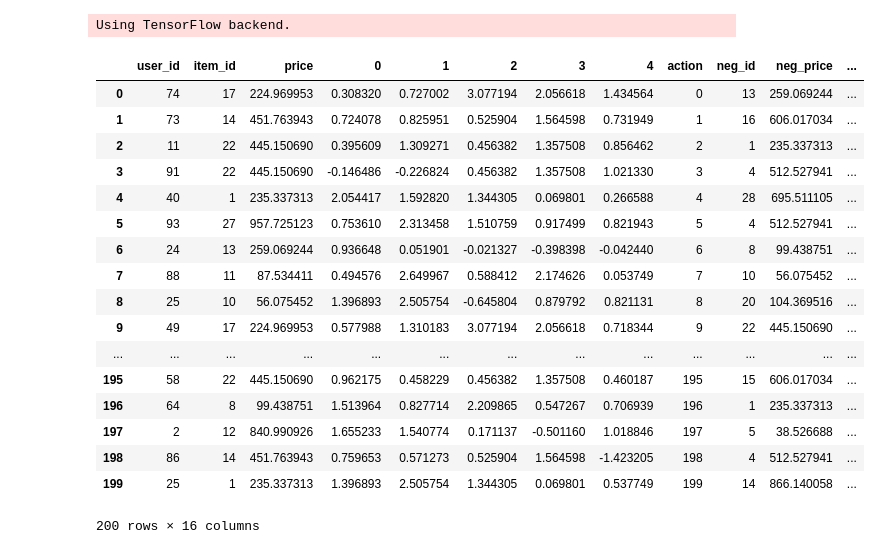
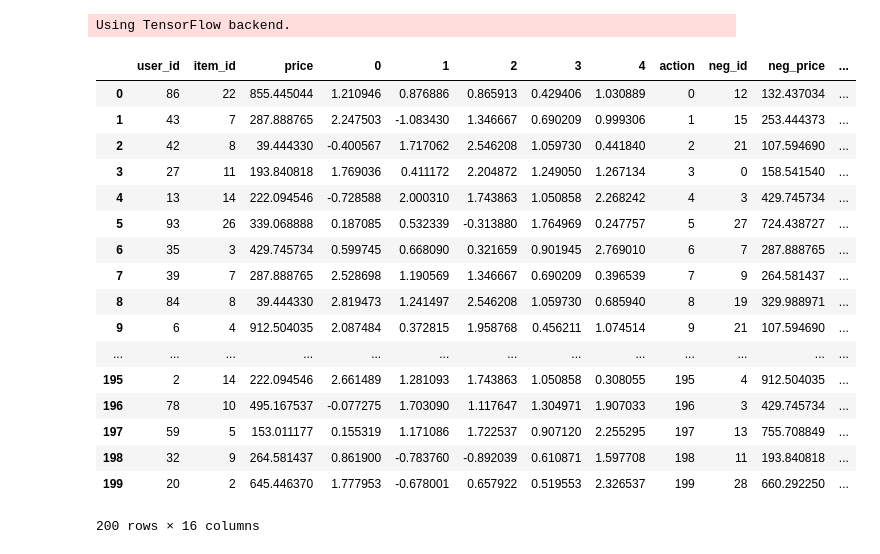
Before and after one commit to Gafpix/IA316, a Jupyter notebook: Env3 - implicit.ipynb, the cells around one changed output. Cells and saved outputs as stored; diff of their text form; code cells hidden in the pictures.

```diff
--- a/Env3 - implicit.ipynb
+++ b/Env3 - implicit.ipynb
@@ -122,51 +127,53 @@ def margin_comparator_loss_improved(inputs, prices, A=0.01, B=100.):
 
     return tf.maximum((A / tf.abs(n_sim - p_sim)) * (n_price - p_price + B) + (n_sim - p_sim), 0)
 # %%
-def find_other_random(row, rng, max_item_id=29):
+def find_other_random(row, rng):
     neg_id = row['item_id']
+    action = row['action']
+    ids_list = np.array(state_history[int(action)])[:, 1]
     while neg_id == row['item_id']:
-        neg_id = rng.randint(low=1, high=max_item_id + 1)
-    return neg_id
+        neg_id = rng.choice(ids_list)
+    return int(neg_id)
 
 def get_neg_meta(row):
     a = int(row['action'])
     i = int(row['neg_id'])
-    return state_history[a][i][2:]
+    ids_list = np.array(state_history[a])[:, 1]
+    indice = np.where(ids_list == i)[0][0]
+    return state_history[a][indice][2:]
 
 
-def sample_triplets(pos_data, max_item_id=29, random_seed=0):
+def sample_train(pos_data, random_seed=0):
     """Sample negatives at random"""
     rng = np.random.RandomState(random_seed)
 
-    triplets = pd.DataFrame(pos_data)
-    triplets['neg_id'] = triplets.apply(lambda row: find_other_random(row, rng), axis=1)
+    train_data = pd.DataFrame(pos_data)
+    train_data['neg_id'] = train_data.apply(lambda row: find_other_random(row, rng), axis=1)
 
-    triplets[['neg_price', 'neg_0', 'neg_1', 'neg_2', 'neg_3', 'neg_4']] = triplets.apply(lambda row: get_neg_meta(row), result_type='expand', axis=1)
+    train_data[['neg_price', 'neg_0', 'neg_1', 'neg_2', 'neg_3', 'neg_4']] = train_data.apply(lambda row: get_neg_meta(row), result_type='expand', axis=1)
 
 
+    return train_data
 
-
-    return triplets
-
-sample_triplets(pos_data)
+sample_train(pos_data)
 # %% [output]
 |  | user_id | item_id | price | 0 | 1 | 2 | 3 | 4 | action | neg_id | neg_price | ... |
-| 0 | 74 | 17 | 224.969953 | 0.308320 | 0.727002 | 3.077194 | 2.056618 | 1.434564 | 0 | 13 | 259.069244 | ... |
-| 1 | 73 | 14 | 451.763943 | 0.724078 | 0.825951 | 0.525904 | 1.564598 | 0.731949 | 1 | 16 | 606.017034 | ... |
-| 2 | 11 | 22 | 445.150690 | 0.395609 | 1.309271 | 0.456382 | 1.357508 | 0.856462 | 2 | 1 | 235.337313 | ... |
-| 3 | 91 | 22 | 445.150690 | -0.146486 | -0.226824 | 0.456382 | 1.357508 | 1.021330 | 3 | 4 | 512.527941 | ... |
-| 4 | 40 | 1 | 235.337313 | 2.054417 | 1.592820 | 1.344305 | 0.069801 | 0.266588 | 4 | 28 | 695.511105 | ... |
-| 5 | 93 | 27 | 957.725123 | 0.753610 | 2.313458 | 1.510759 | 0.917499 | 0.821943 | 5 | 4 | 512.527941 | ... |
-| 6 | 24 | 13 | 259.069244 | 0.936648 | 0.051901 | -0.021327 | -0.398398 | -0.042440 | 6 | 8 | 99.438751 | ... |
-| 7 | 88 | 11 | 87.534411 | 0.494576 | 2.649967 | 0.588412 | 2.174626 | 0.053749 | 7 | 10 | 56.075452 | ... |
-| 8 | 25 | 10 | 56.075452 | 1.396893 | 2.505754 | -0.645804 | 0.879792 | 0.821131 | 8 | 20 | 104.369516 | ... |
-| 9 | 49 | 17 | 224.969953 | 0.577988 | 1.310183 | 3.077194 | 2.056618 | 0.718344 | 9 | 22 | 445.150690 | ... |
+| 0 | 86 | 22 | 855.445044 | 1.210946 | 0.876886 | 0.865913 | 0.429406 | 1.030889 | 0 | 12 | 132.437034 | ... |
+| 1 | 43 | 7 | 287.888765 | 2.247503 | -1.083430 | 1.346667 | 0.690209 | 0.999306 | 1 | 15 | 253.444373 | ... |
+| 2 | 42 | 8 | 39.444330 | -0.400567 | 1.717062 | 2.546208 | 1.059730 | 0.441840 | 2 | 21 | 107.594690 | ... |
+| 3 | 27 | 11 | 193.840818 | 1.769036 | 0.411172 | 2.204872 | 1.249050 | 1.267134 | 3 | 0 | 158.541540 | ... |
+| 4 | 13 | 14 | 222.094546 | -0.728588 | 2.000310 | 1.743863 | 1.050858 | 2.268242 | 4 | 3 | 429.745734 | ... |
+| 5 | 93 | 26 | 339.068888 | 0.187085 | 0.532339 | -0.313880 | 1.764969 | 0.247757 | 5 | 27 | 724.438727 | ... |
+| 6 | 35 | 3 | 429.745734 | 0.599745 | 0.668090 | 0.321659 | 0.901945 | 2.769010 | 6 | 7 | 287.888765 | ... |
+| 7 | 39 | 7 | 287.888765 | 2.528698 | 1.190569 | 1.346667 | 0.690209 | 0.396539 | 7 | 9 | 264.581437 | ... |
+| 8 | 84 | 8 | 39.444330 | 2.819473 | 1.241497 | 2.546208 | 1.059730 | 0.685940 | 8 | 19 | 329.988971 | ... |
+| 9 | 6 | 4 | 912.504035 | 2.087484 | 0.372815 | 1.958768 | 0.456211 | 1.074514 | 9 | 21 | 107.594690 | ... |
 | ... | ... | ... | ... | ... | ... | ... | ... | ... | ... | ... | ... | ... |
-| 195 | 58 | 22 | 445.150690 | 0.962175 | 0.458229 | 0.456382 | 1.357508 | 0.460187 | 195 | 15 | 606.017034 | ... |
-| 196 | 64 | 8 | 99.438751 | 1.513964 | 0.827714 | 2.209865 | 0.547267 | 0.706939 | 196 | 1 | 235.337313 | ... |
-| 197 | 2 | 12 | 840.990926 | 1.655233 | 1.540774 | 0.171137 | -0.501160 | 1.018846 | 197 | 5 | 38.526688 | ... |
-| 198 | 86 | 14 | 451.763943 | 0.759653 | 0.571273 | 0.525904 | 1.564598 | -1.423205 | 198 | 4 | 512.527941 | ... |
-| 199 | 25 | 1 | 235.337313 | 1.396893 | 2.505754 | 1.344305 | 0.069801 | 0.537749 | 199 | 14 | 866.140058 | ... |
+| 195 | 2 | 14 | 222.094546 | 2.661489 | 1.281093 | 1.743863 | 1.050858 | 0.308055 | 195 | 4 | 912.504035 | ... |
+| 196 | 78 | 10 | 495.167537 | -0.077275 | 1.703090 | 1.117647 | 1.304971 | 1.907033 | 196 | 3 | 429.745734 | ... |
+| 197 | 59 | 5 | 153.011177 | 0.155319 | 1.171086 | 1.722537 | 0.907120 | 2.255295 | 197 | 13 | 755.708849 | ... |
+| 198 | 32 | 9 | 264.581437 | 0.861900 | -0.783760 | -0.892039 | 0.610871 | 1.597708 | 198 | 11 | 193.840818 | ... |
+| 199 | 20 | 2 | 645.446370 | 1.777953 | -0.678001 | 0.657922 | 0.519553 | 2.326537 | 199 | 28 | 660.292250 | ... |
 200 rows × 16 columns
 # %%
 def make_interaction_mlp(input_dim, n_hidden=1, hidden_size=64,
```
Also changed, not shown: parts of 13 cells of this notebook, 1 other file.
